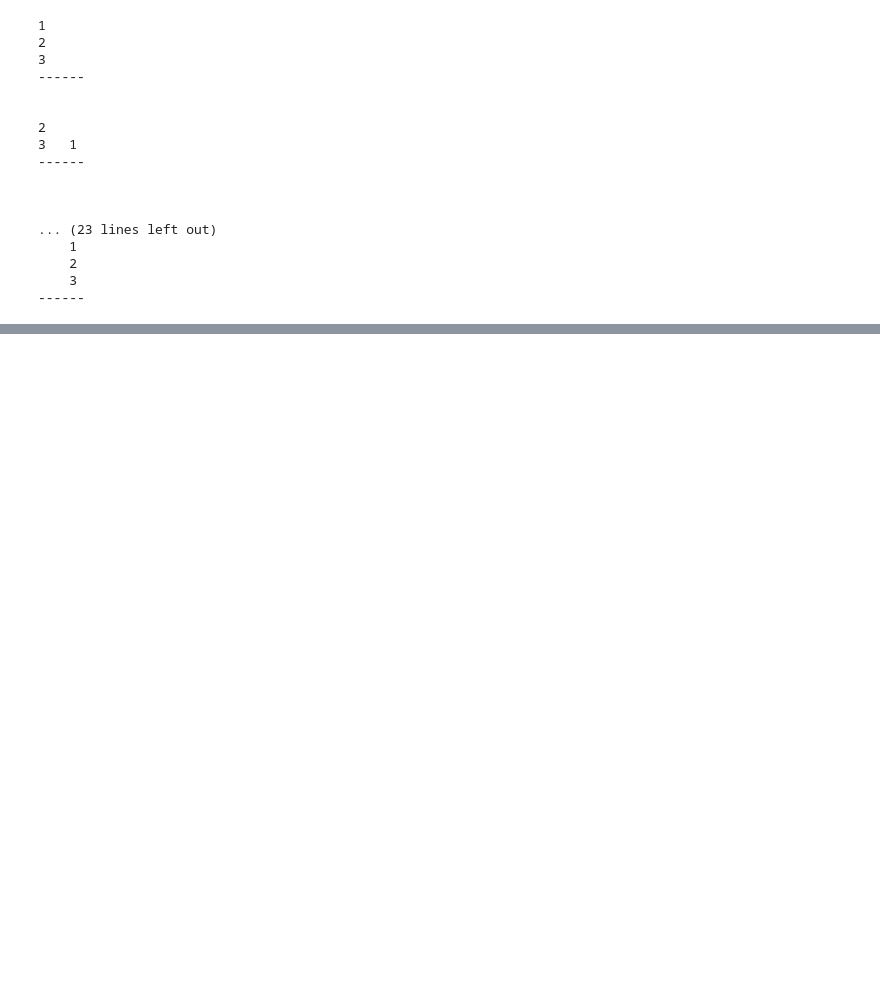
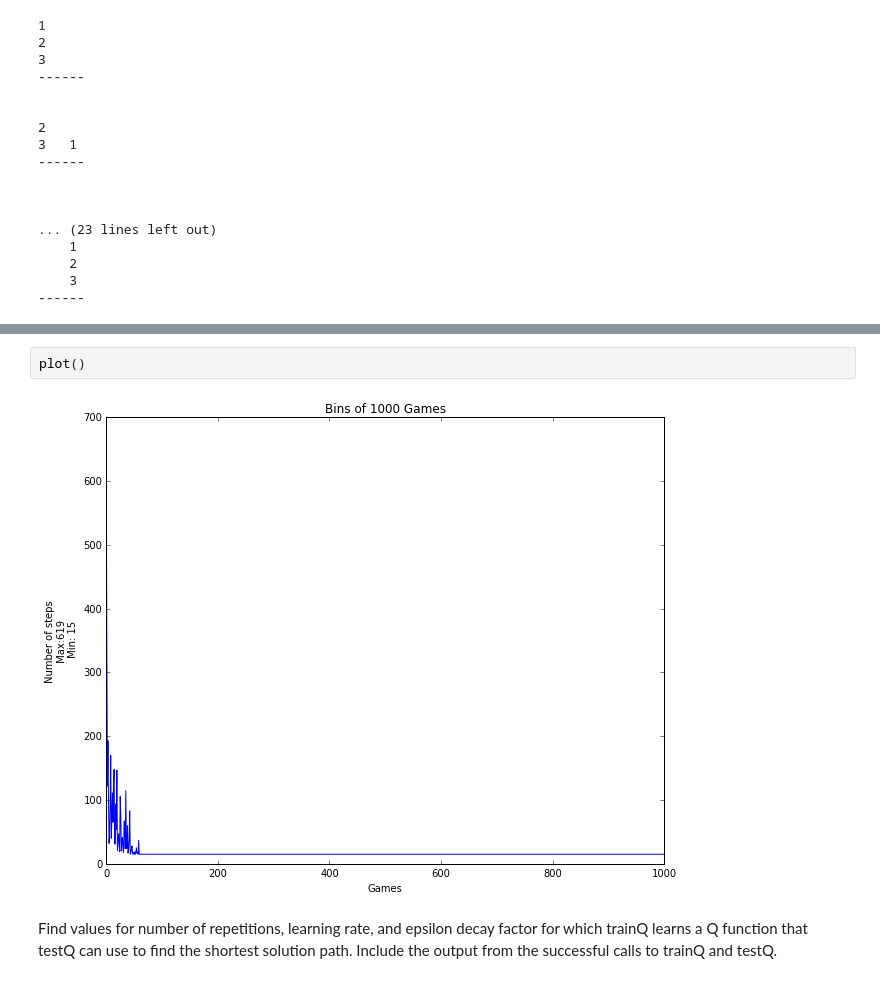
Before and after one commit to Ange9/ArtificcialIntelligence, a Jupyter notebook: Angelica-A5.ipynb, the cells around one changed output, grey strips where cells are left out. Saved outputs shown, nothing was run; the diff lists cells and outputs as text; blank space fills up the shorter version.

```diff
--- a/Angelica-A5.ipynb
+++ b/Angelica-A5.ipynb
@@ -420,0 +537,6 @@ def printState_4disk(state):
+# %%
+plot()
+# %% [output]
+[figure, added]
+# %% [markdown]
+Find values for number of repetitions, learning rate, and epsilon decay factor for which trainQ learns a Q function that testQ can use to find the shortest solution path. Include the output from the successful calls to trainQ and testQ.
```
Also changed, not shown: parts of 45 cells of this notebook.
